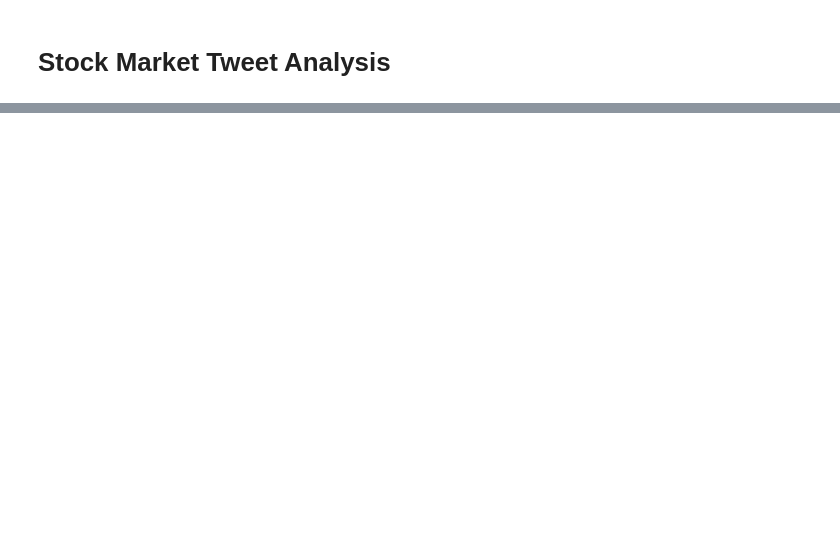
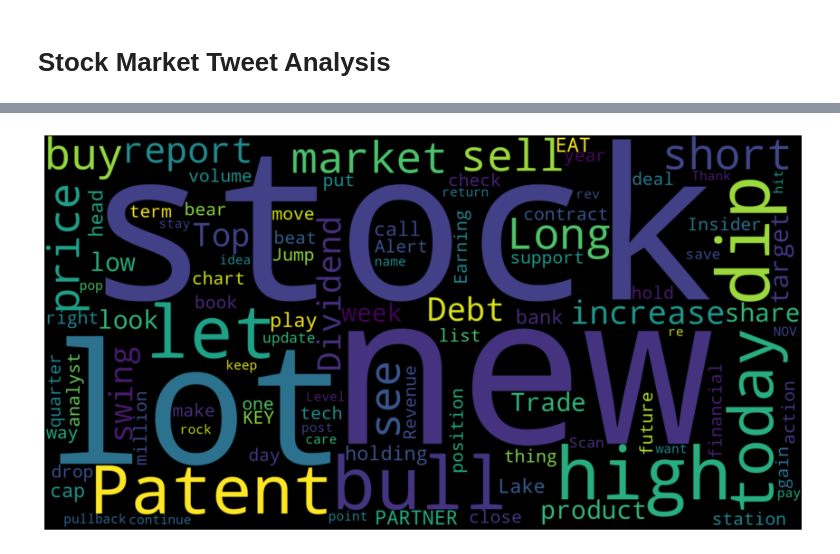
Before and after one commit to nspeer12/stocktweets, a Jupyter notebook: notebook.ipynb, the cells around one changed output, grey strips where cells are left out. Saved outputs shown, nothing was run; the diff lists cells and outputs as text; code cells hidden in the pictures; blank space fills up the shorter version.

```diff
--- a/notebook.ipynb
+++ b/notebook.ipynb
@@ -548,0 +97,12 @@ print('MCC: %.3f' % mcc)
+# %%
+data_file_name = "data/1.5M_tweets.csv"
+#df.to_csv(data_file_name, index=False)
+
+df = pd.read_csv(data_file_name)
+
+df = df.rename(columns={"2" : "tweets", "3" : "label"})
+
+# make labels class integers
+df["label"] = [1 if x == "Bullish" else 0 for x in df["label"]]
+
+df.head()
@@ -548,0 +116,38 @@ print('MCC: %.3f' % mcc)
+# %%
+from wordcloud import WordCloud, STOPWORDS, ImageColorGenerator
+
+# make vocabulary
+vocab = {}
+
+for i, row in df.iterrows():
+    words = row["tweets"].split(" ")
+    for w in words:
+        if w not in vocab:
+            vocab[w] = 1
+        else:
+            vocab[w] += 1
+
+
+with open("data/vocab.txt", "w") as f:
+    for v in vocab:
+        f.write(v+"\n")
+
+vocab_len = len(vocab)
+
+# Sample 10k words in vocab
+words = " "
+i = 0
+for v in vocab:
+    i += 1
+    if i > 10000:
+        break
+    words += v + " "
+
+# generate wordcloud
+wordcloud = WordCloud(max_words=100, height=1000, width=1920).generate(words)
+fig, ax = plt.subplots(figsize=(15,10))
+ax.imshow(wordcloud, interpolation='bilinear')
+ax.axis("off")
+plt.show()
+# %% [output]
+[figure, added]
```
Also changed, not shown: parts of 66 cells of this notebook, 4 other files.
